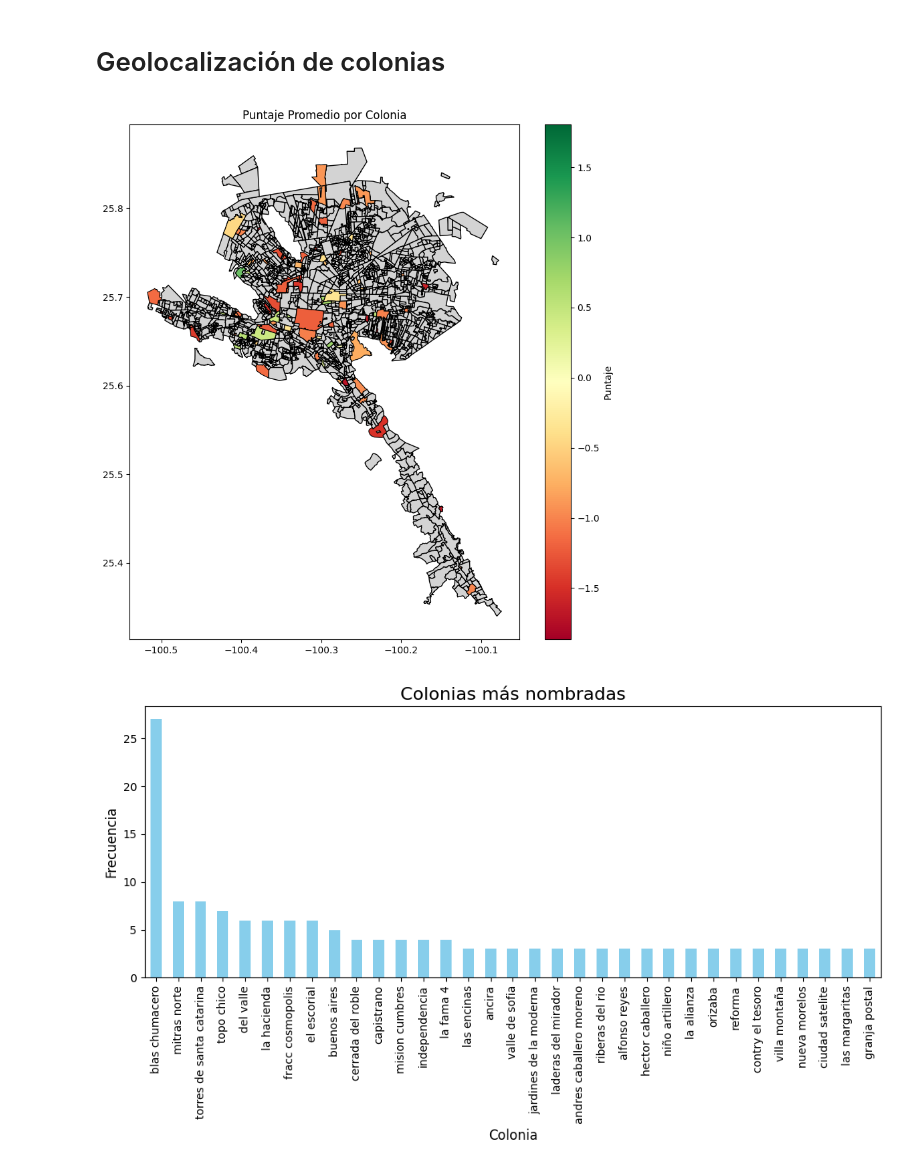
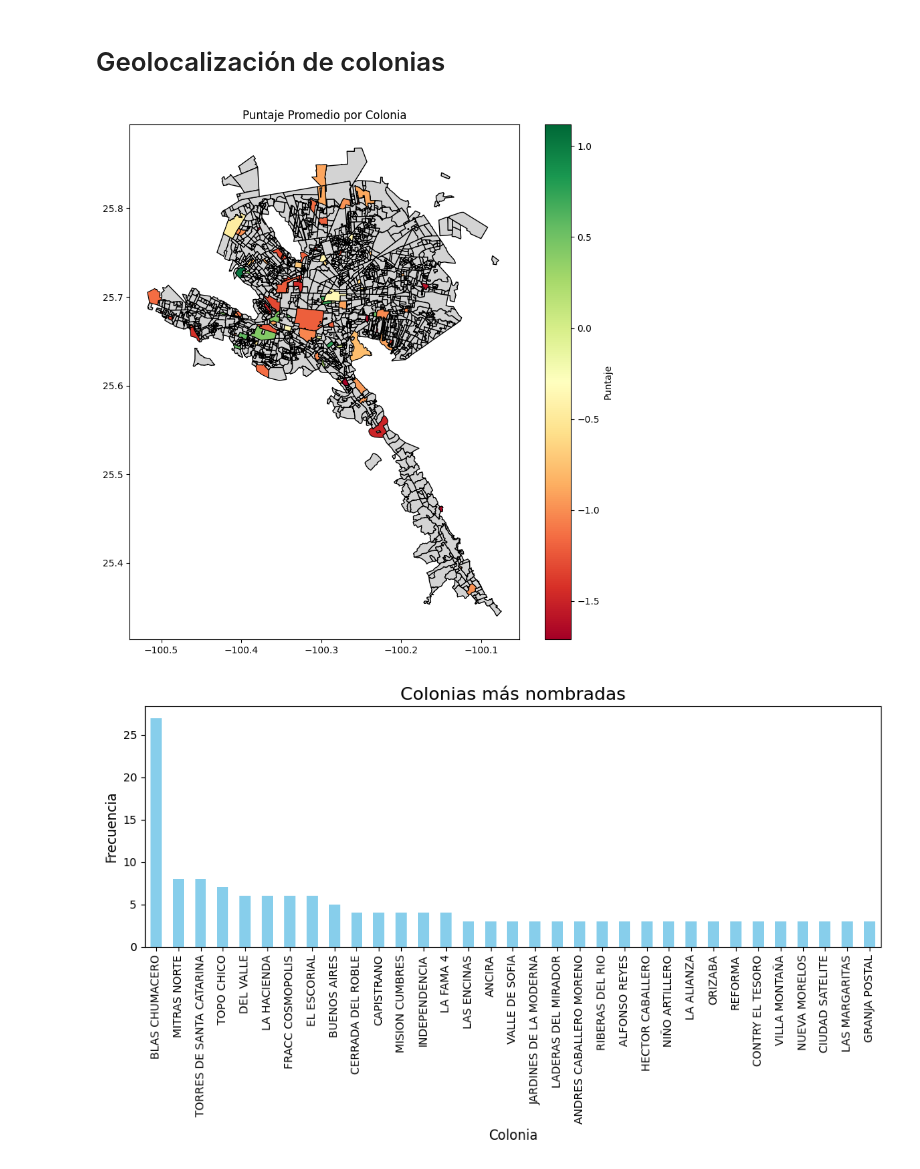
Before and after one commit to danips390/Riesgos_Urbanos_NLP, a Jupyter notebook: geolocalizacion.ipynb, the cells around one changed output. Saved outputs shown, nothing was run; the diff lists cells and outputs as text; code cells hidden in the pictures.

```diff
--- a/geolocalizacion.ipynb
+++ b/geolocalizacion.ipynb
@@ -105,7 +234,7 @@ shapefile_path = "Colonias/Colonias.shp"
 gdf = gpd.read_file(shapefile_path)
 
 # Cargar el archivo CSV con las colonias y puntajes
-csv_path = "df_con_colonias.csv"
+csv_path = "df_con_colonias_actualizadas.csv"
 df = pd.read_csv(csv_path)
 
 # Convertir la columna 'colonia' a mayúsculas
@@ -145,31 +274,31 @@ cbar.set_label('Puntaje')
 plt.title('Puntaje Promedio por Colonia')
 plt.show()
 # %% [output]
-[figure, old version]
+[figure, new version]
 # %%
 # Contar las frecuencias de cada colonia
-frecuencias_colonias = colonias['colonia'].value_counts()
+frecuencias_colonias = df['colonia'].value_counts()
 
-# Filtrar las colonias con frecuencia mayor o igual a 3
+# Filtrar las colonias con frecuencia mayor o igual a 4
 colonias_filtradas = frecuencias_colonias[frecuencias_colonias >= 3]
 
 # Crear un histograma de las colonias filtradas
 plt.figure(figsize=(10,6))
 colonias_filtradas.plot(kind='bar', color='skyblue')
 
 # Añadir etiquetas y título
 plt.title('Colonias más nombradas', fontsize=16)
 plt.xlabel('Colonia', fontsize=12)
 plt.ylabel('Frecuencia', fontsize=12)
 
 # Rotar las etiquetas en el eje X
 plt.xticks(rotation=90)
 
 # Mostrar el gráfico
 plt.tight_layout()
 plt.show()
 # %% [output]
-[figure, old version]
+[figure, new version]
 # %%
 import matplotlib.pyplot as plt
 
```
Also changed, not shown: parts of 10 cells of this notebook.
